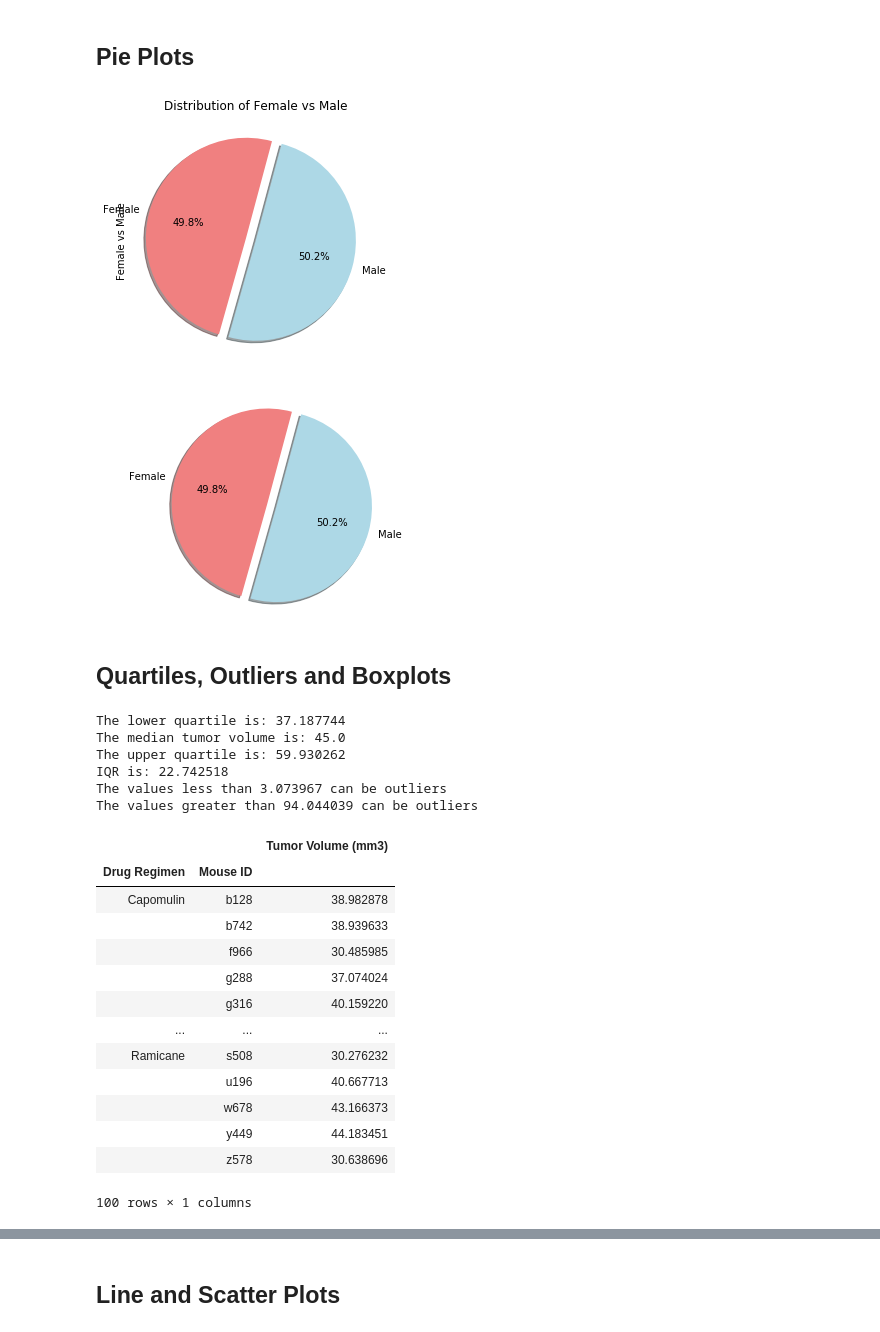
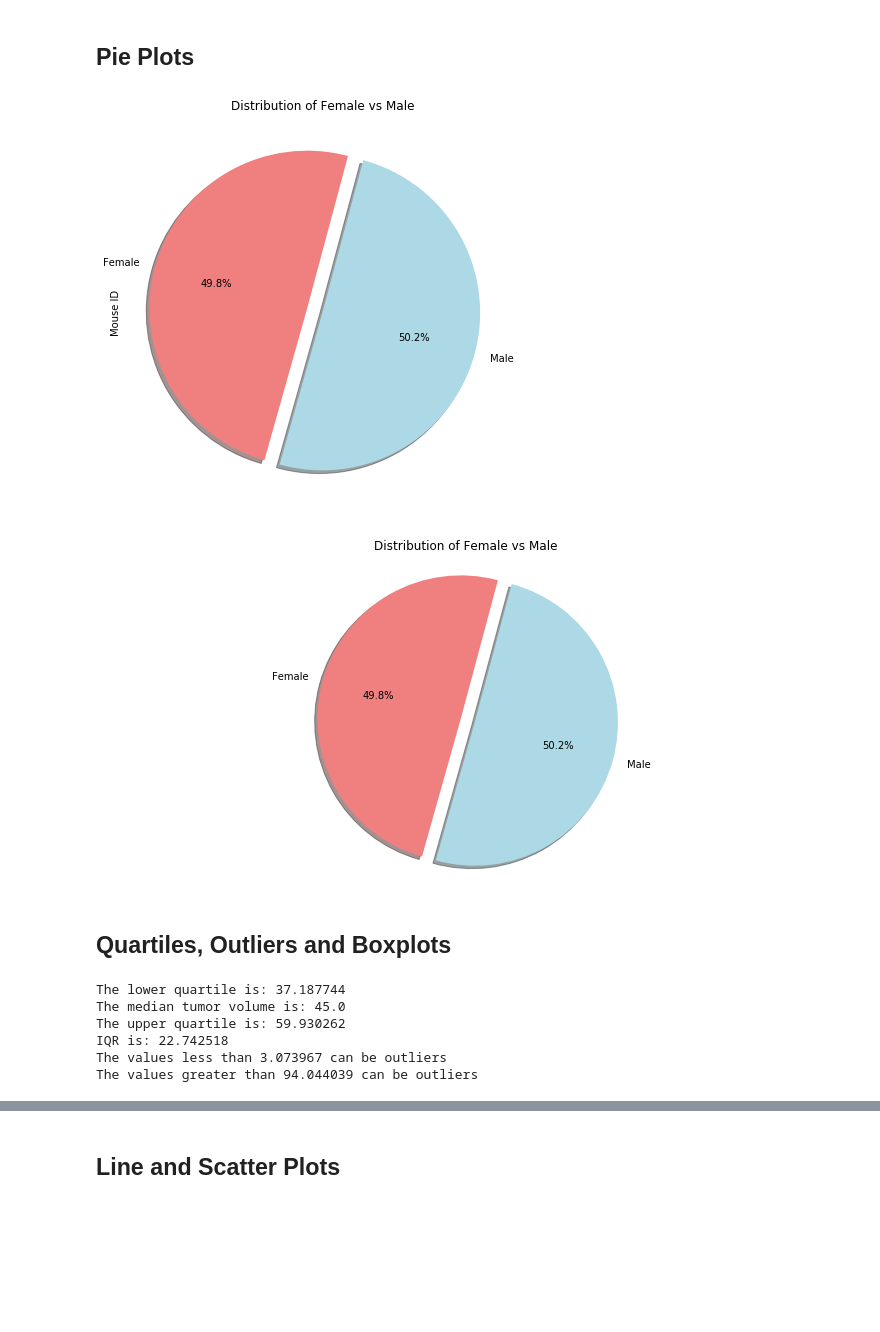
Before and after one commit to yaitouny/SMU_homework, a Jupyter notebook: 05-Matplotlib/Matplotlob - The Power of Plots/Pymaceuticals/pymaceuticals_starter.ipynb, the cells around one changed output, grey strips where cells are left out. Cells and saved outputs as stored; diff of their text form; code cells hidden in the pictures; blank space fills up the shorter version.

```diff
--- a/05-Matplotlib/Matplotlob - The Power of Plots/Pymaceuticals/pymaceuticals_starter.ipynb
+++ b/05-Matplotlib/Matplotlob - The Power of Plots/Pymaceuticals/pymaceuticals_starter.ipynb
@@ -170,30 +170,32 @@ plt.show()
 # %%
 # Generate a pie plot showing the distribution of female versus male mice using pandas
 sex_group = new_df.groupby(["Sex"])
 sex_count = sex_group["Mouse ID"].nunique()
 sex_list = [list[0] for list in sex_group["Sex"].unique()]
 
 colors = ["lightcoral", "lightblue"]
 explode = (0.1, 0)
+plt.figure(figsize=(13,6))
 
 sex_pie = sex_count.plot(kind="pie", y=sex_list, explode = explode, colors=colors,
         autopct="%1.1f%%", shadow=True, startangle=75, title="Distribution of Female vs Male")
-sex_pie.set_ylabel("Female vs Male")
 
 plt.tight_layout()
 # %% [output]
-[figure, old version]
+[figure, new version]
 # %%
 # Generate a pie plot showing the distribution of female versus male mice using pyplot
 colors = ["lightcoral", "lightblue"]
 explode = (0.1, 0)
+plt.figure(figsize=(13,6))
 plt.pie(sex_count, labels=sex_list, explode = explode, colors=colors,
         autopct="%1.1f%%", shadow=True, startangle=75)
+plt.title("Distribution of Female vs Male")
 plt.axis("equal")
-plt.savefig("../Images/SexChart.png")
+plt.savefig("../Images/PieChart.png")
 plt.show()
 # %% [output]
-[figure, old version]
+[figure, new version]
 # %% [markdown]
 ## Quartiles, Outliers and Boxplots
 # %%
@@ -202,9 +204,15 @@ plt.show()
 #df.loc[df['column_name'].isin(some_values)]
 
 df2 = new_df.loc[new_df["Drug Regimen"].isin(["Capomulin", "Ramicane", "Infubinol", "Ceftamin"])]
+final_volume = df2.groupby(["Mouse ID"]).last()
+
+tumor_volume = final_volume["Tumor Volume (mm3)"]
+drug_type = final_volume["Drug Regimen"]
+
+tumor_df = pd.DataFrame({"Tumor Volume (mm3)": tumor_volume, "Drug Type": drug_type})
 
 #Calculate the final tumor volume and convert the series to dataframe
-final_volume = df2.groupby(["Drug Regimen", "Mouse ID"]).last()["Tumor Volume (mm3)"].to_frame()
+#final_volume = df2.groupby(["Drug Regimen", "Mouse ID"]).last()["Tumor Volume (mm3)"].to_frame()
 
 # Calculate the quartiles and IQR and quantitatively determine if there are any potential outliers across all four
 # treatment regimens.
@@ -218,7 +226,6 @@ upper_bound = round(q3 + (1.5*IQR),6)
 
 print(f"The lower quartile is: {q1}\nThe median tumor volume is: {q2}\nThe upper quartile is: {q3}\nIQR is: {IQR}")
 print(f"The values less than {lower_bound} can be outliers\nThe values greater than {upper_bound} can be outliers")
-final_volume
 # %% [output]
 The lower quartile is: 37.187744
 The median tumor volume is: 45.0
@@ -226,19 +233,5 @@ The upper quartile is: 59.930262
 IQR is: 22.742518
 The values less than 3.073967 can be outliers
 The values greater than 94.044039 can be outliers
-|  |  | Tumor Volume (mm3) |
-| Drug Regimen | Mouse ID |  |
-| Capomulin | b128 | 38.982878 |
-|  | b742 | 38.939633 |
-|  | f966 | 30.485985 |
-|  | g288 | 37.074024 |
-|  | g316 | 40.159220 |
-| ... | ... | ... |
-| Ramicane | s508 | 30.276232 |
-|  | u196 | 40.667713 |
-|  | w678 | 43.166373 |
-|  | y449 | 44.183451 |
-|  | z578 | 30.638696 |
-100 rows × 1 columns
 # %%
 # Generate a box plot of the final tumor volume of each mouse across four regimens of interest
```
Also changed, not shown: parts of 5 cells of this notebook, 6 other files.
